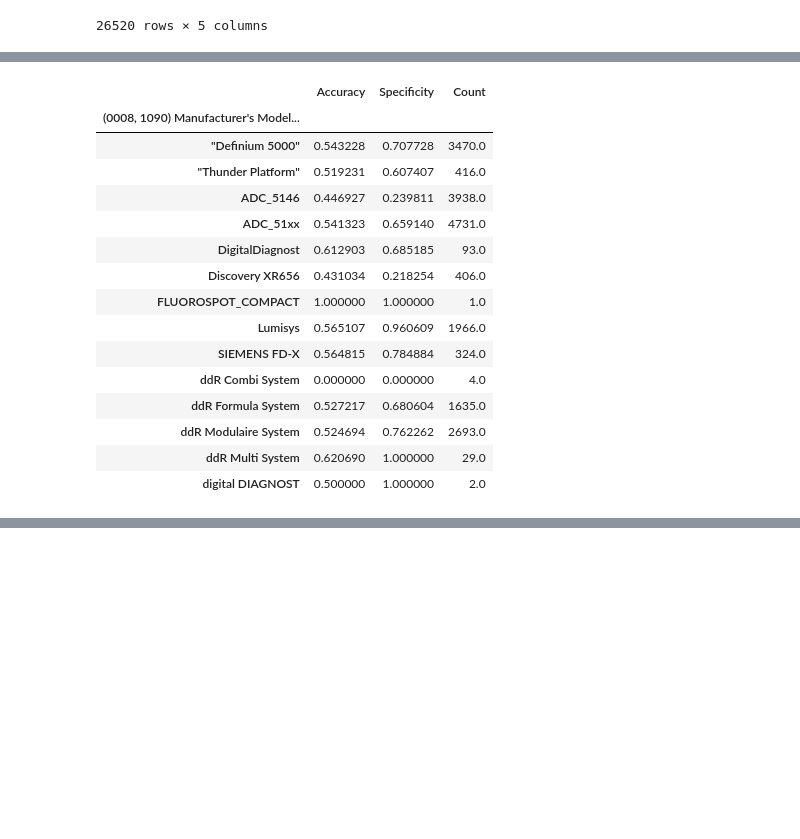
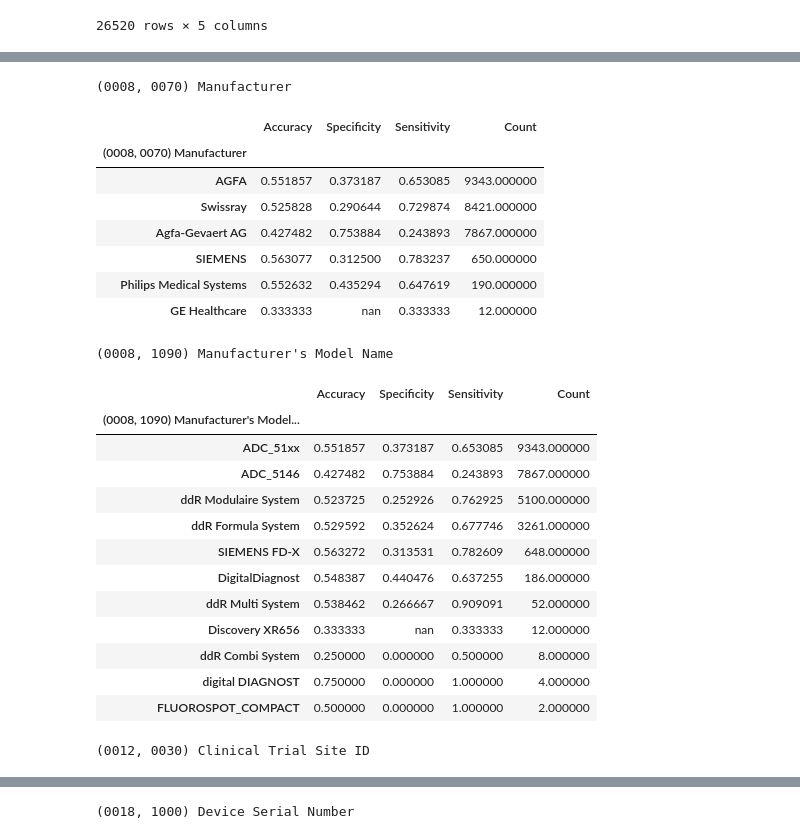
Before and after one commit to cairo-lab/xray_fingerprints, a Jupyter notebook: analysis/results_bias/bias_partition.ipynb, the cells around one changed output, grey strips where cells are left out. Drawn from its saved outputs; the diff is of its cells as text; code cells hidden in the pictures; blank space fills up the shorter version.

```diff
--- a/analysis/results_bias/bias_partition.ipynb
+++ b/analysis/results_bias/bias_partition.ipynb
@@ -41,12 +61,13 @@ for filename in combined_files:
 
     original_dataframes[name] = df
 # %%
-dfs: dict[str, pd.DataFrame] = {}
+dfs = {}
 
 for side in ["left", "right"]:
     subset_cols = (
         ["id", "kooskpl", "womkpl"] if side == "left" else ["id", "kooskpr", "womkpr"]
     )
+
     dfs[side] = utils.concatenate_from_timepoints(
         original_dataframes,
         dataset_substring="allclinical",
@@ -67,3 +88,5 @@ for side in ["left", "right"]:
     dfs[side]["side"] = side
 
 all_knee_pain_scores = pd.concat([val for val in dfs.values()])
+all_knee_pain_scores["visit"] = all_knee_pain_scores["visit"].apply(lambda x: CLINICAL_WAVES_TO_FOLLOWUP.get(x, pd.NA))
+all_knee_pain_scores
@@ -72,3 +109,8 @@ with open(DICOM_METADATA_PATH, "rb") as f:
     dicom_metadata = pickle.load(f)
 
 dicom_metadata["join_id"] = dicom_metadata.index.values.astype("str")
+dicom_metadata["dicom_join_id"] = dicom_metadata["(0010, 0020) Patient ID"].astype("str")
+dicom_metadata["Site ID - Model"] = dicom_metadata["(0012, 0030) Clinical Trial Site ID"] \
+    .str.cat(dicom_metadata["(0008, 1090) Manufacturer's Model Name"])
+
+dicom_metadata[["join_id", "dicom_join_id"] + VARIABLES_OF_INTEREST]
@@ -217,39 +357,62 @@ Grouping the predictions by manufacturer shows varying levels of accuracy.  The
 # %%
 def grouping_func(row):
     ytrue = row["bin_koos"]
     ypred = row["bin_koos_prediction"]
     d = {}
 
-    if len(ypred):
-        d["Accuracy"] = accuracy_score(ytrue, ypred)
-        d["Specificity"] = recall_score(ytrue, ypred, pos_label=0, zero_division = 0)
+    cm = confusion_matrix(ytrue, ypred)
+
+    if len(ypred) and len(cm) > 1:
+        d["Accuracy"] = (cm[0,0] + cm[1,1]) / sum(sum(cm))
+        d["Specificity"] = cm[1,1] / (cm[1,0] + cm[1,1])
+        d["Sensitivity"] = cm[0,0] / (cm[0,0] + cm[0,1])
     else:
         d["Accuracy"] = np.nan
         d["Specificity"] = np.nan
+        d["Sensitivity"] = np.nan
 
     d["Count"] = len(ypred)
     return pd.Series(d)
 
-grouping_var = "(0008, 1090) Manufacturer's Model Name"
+html_raw_tables = []
+for grouping_var in VARIABLES_OF_INTEREST:
+    df_combined_predictions[grouping_var] = df_combined_predictions[grouping_var].astype("string")
+    df_agg = df_combined_predictions[df_combined_predictions[grouping_var] != ""] \
+        .groupby([grouping_var]) \
+        .apply(grouping_func) \
+        .sort_values(by=["Count"], ascending = False)
 
+    html_raw_tables.append(
+        df_agg \
+            .style \
+            .set_table_attributes("style='display:inline'") \
+            .set_caption(grouping_var) \
+            ._repr_html_()
+    )
 
-df_combined_predictions[grouping_var] = df_combined_predictions[grouping_var].astype("string")
-df_combined_predictions[df_combined_predictions[grouping_var] != ""] \
-    .groupby([grouping_var]).apply(grouping_func)
+display_html("".join(html_raw_tables), raw=True)
 # %% [output]
+(0008, 0070) Manufacturer
-|  | Accuracy | Specificity | Count |
-| (0008, 1090) Manufacturer's Model... |  |  |  |
-| "Definium 5000" | 0.543228 | 0.707728 | 3470.0 |
-| "Thunder Platform" | 0.519231 | 0.607407 | 416.0 |
-| ADC_5146 | 0.446927 | 0.239811 | 3938.0 |
-| ADC_51xx | 0.541323 | 0.659140 | 4731.0 |
-| DigitalDiagnost | 0.612903 | 0.685185 | 93.0 |
-| Discovery XR656 | 0.431034 | 0.218254 | 406.0 |
-| FLUOROSPOT_COMPACT | 1.000000 | 1.000000 | 1.0 |
-| Lumisys | 0.565107 | 0.960609 | 1966.0 |
-| SIEMENS FD-X | 0.564815 | 0.784884 | 324.0 |
-| ddR Combi System | 0.000000 | 0.000000 | 4.0 |
-| ddR Formula System | 0.527217 | 0.680604 | 1635.0 |
-| ddR Modulaire System | 0.524694 | 0.762262 | 2693.0 |
-| ddR Multi System | 0.620690 | 1.000000 | 29.0 |
-| digital DIAGNOST | 0.500000 | 1.000000 | 2.0 |
+|  | Accuracy | Specificity | Sensitivity | Count |
+| (0008, 0070) Manufacturer |  |  |  |  |
+| AGFA | 0.551857 | 0.373187 | 0.653085 | 9343.000000 |
+| Swissray | 0.525828 | 0.290644 | 0.729874 | 8421.000000 |
+| Agfa-Gevaert AG | 0.427482 | 0.753884 | 0.243893 | 7867.000000 |
+| SIEMENS | 0.563077 | 0.312500 | 0.783237 | 650.000000 |
+| Philips Medical Systems | 0.552632 | 0.435294 | 0.647619 | 190.000000 |
+| GE Healthcare | 0.333333 | nan | 0.333333 | 12.000000 |
+(0008, 1090) Manufacturer's Model Name
+|  | Accuracy | Specificity | Sensitivity | Count |
+| (0008, 1090) Manufacturer's Model... |  |  |  |  |
+| ADC_51xx | 0.551857 | 0.373187 | 0.653085 | 9343.000000 |
+| ADC_5146 | 0.427482 | 0.753884 | 0.243893 | 7867.000000 |
+| ddR Modulaire System | 0.523725 | 0.252926 | 0.762925 | 5100.000000 |
+| ddR Formula System | 0.529592 | 0.352624 | 0.677746 | 3261.000000 |
+| SIEMENS FD-X | 0.563272 | 0.313531 | 0.782609 | 648.000000 |
+| DigitalDiagnost | 0.548387 | 0.440476 | 0.637255 | 186.000000 |
+| ddR Multi System | 0.538462 | 0.266667 | 0.909091 | 52.000000 |
+| Discovery XR656 | 0.333333 | nan | 0.333333 | 12.000000 |
+| ddR Combi System | 0.250000 | 0.000000 | 0.500000 | 8.000000 |
+| digital DIAGNOST | 0.750000 | 0.000000 | 1.000000 | 4.000000 |
+| FLUOROSPOT_COMPACT | 0.500000 | 0.000000 | 1.000000 | 2.000000 |
+(0012, 0030) Clinical Trial Site ID
@@ -255,0 +433 @@ df_combined_predictions[df_combined_predictions[grouping_var] != ""] \
+(0018, 1000) Device Serial Number
```
Also changed, not shown: parts of 12 cells of this notebook, 1 other file.
